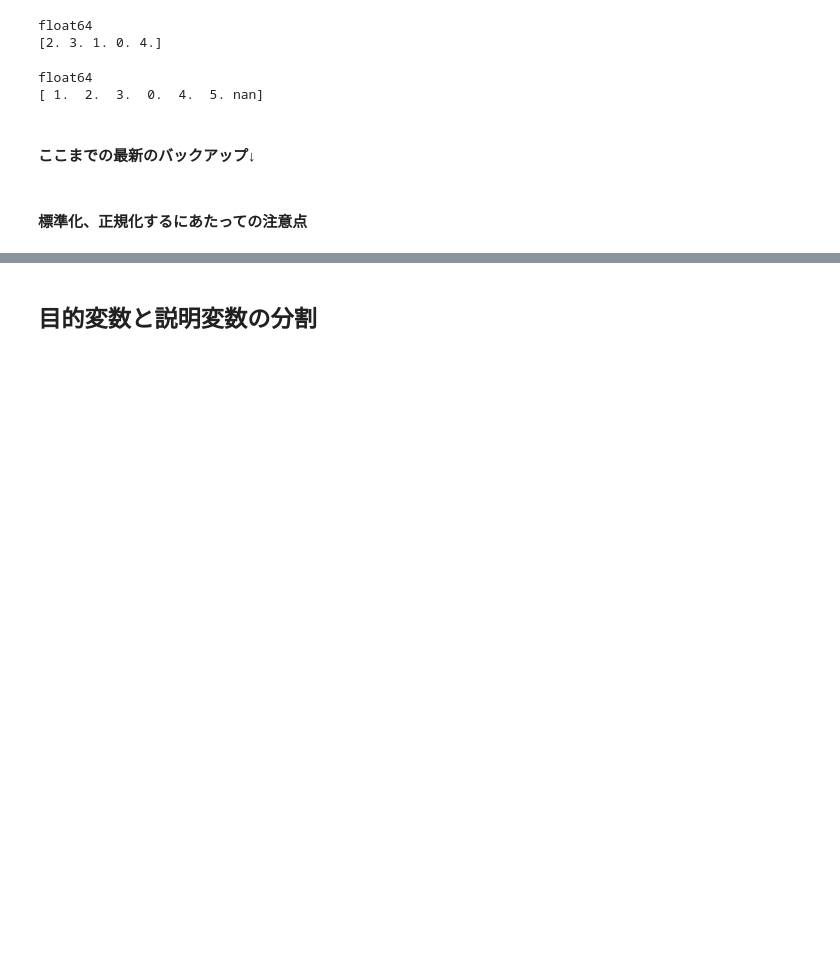
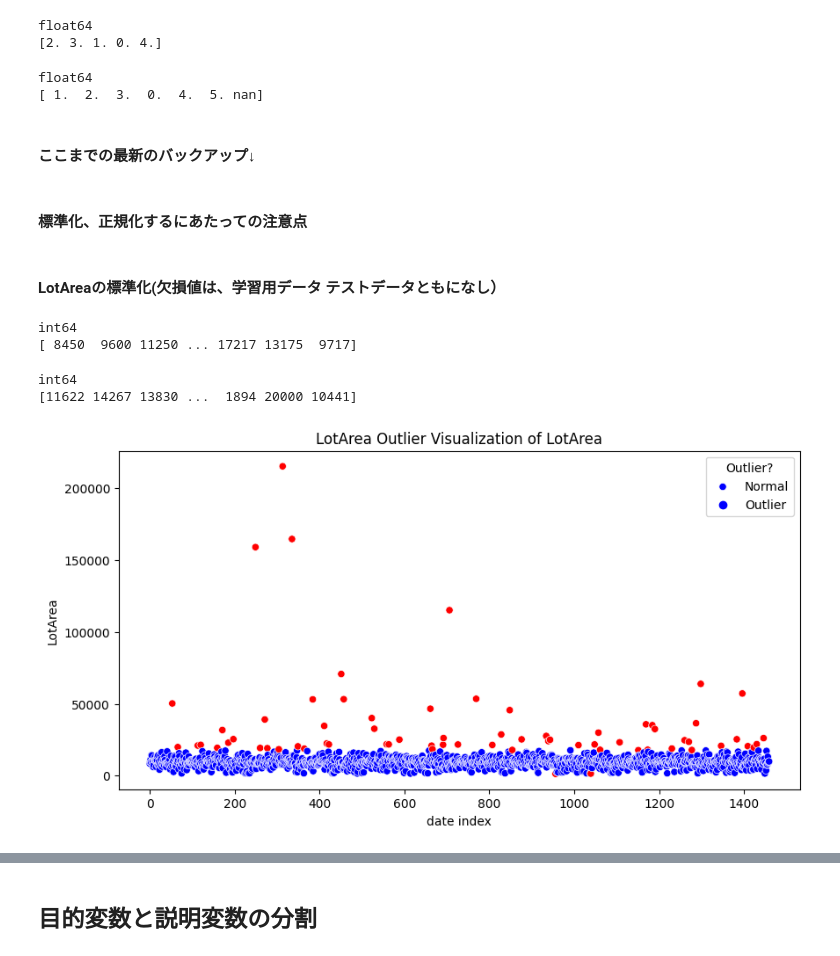
Before and after one commit to TAKUSHIone/test, a Jupyter notebook: house-price-r7-07-12.ipynb, the cells around one changed output, grey strips where cells are left out. Drawn from its saved outputs; the diff is of its cells as text; code cells hidden in the pictures; blank space fills up the shorter version.

```diff
--- a/house-price-r7-07-12.ipynb
+++ b/house-price-r7-07-12.ipynb
@@ -706,3 +706,43 @@ x_test_backup0713 = x_test.copy()
  #外れ値の影響	  大きい	                小さい
 # %%
 #StandardScaler は、外れ値の影響を受けやすいので、よく外れ値を確認しておくこと。（のちの外れ値対処に資するため）
+# %% [markdown]
+#### LotAreaの標準化(欠損値は、学習用データ テストデータともになし）
+# %%
+###学習用データの型と値の種類を確認する
+print(x_train_backup0713['LotArea'].dtype)
+print(x_train_backup0713['LotArea'].unique())
+# %% [output]
+int64
+[ 8450  9600 11250 ... 17217 13175  9717]
+# %%
+###学習用データの型と値の種類を確認する
+print(x_test_backup0713['LotArea'].dtype)
+print(x_test_backup0713['LotArea'].unique())
+# %% [output]
+int64
+[11622 14267 13830 ...  1894 20000 10441]
+# %%
+#学習データの外れ値の確認
+# IQRを使った外れ値の範囲を計算
+
+
+q1 = x_train_backup0713['LotArea'].quantile(0.25)
+q3 = x_train_backup0713['LotArea'].quantile(0.75)
+iqr = q3 - q1
+lower = q1 - 1.5 * iqr
+upper = q3 + 1.5 * iqr
+
+# 外れ値のフラグを追加（True = 外れ値）
+x_train_backup0713['Outlier_Flag'] = ((x_train_backup0713['LotArea'] < lower) | (x_train_backup0713['LotArea'] > upper))
+
+# 散布図で可視化（外れ値だけ赤く）
+plt.figure(figsize=(10, 5))
+sns.scatterplot(x=x_train.index, y='LotArea', hue='Outlier_Flag', data=x_train_backup0713, palette={False: 'blue', True: 'red'})
+plt.title("LotArea Outlier Visualization of LotArea")
+plt.ylabel('LotArea')
+plt.xlabel('date index')
+plt.legend(title='Outlier?', labels=['Normal', 'Outlier'])
+plt.show()
+# %% [output]
+[figure, added]
```
Also changed, not shown: parts of 18 cells of this notebook.
